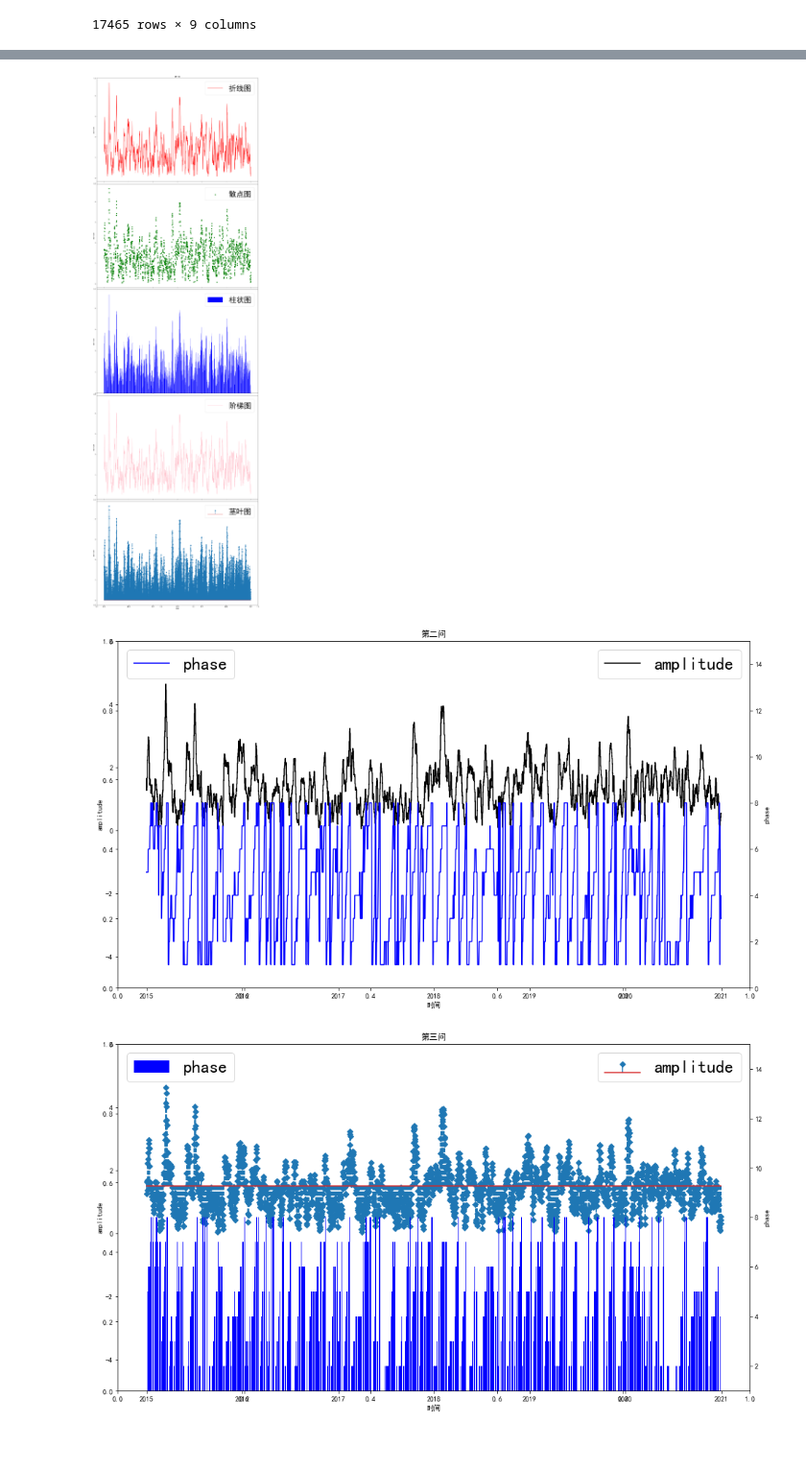
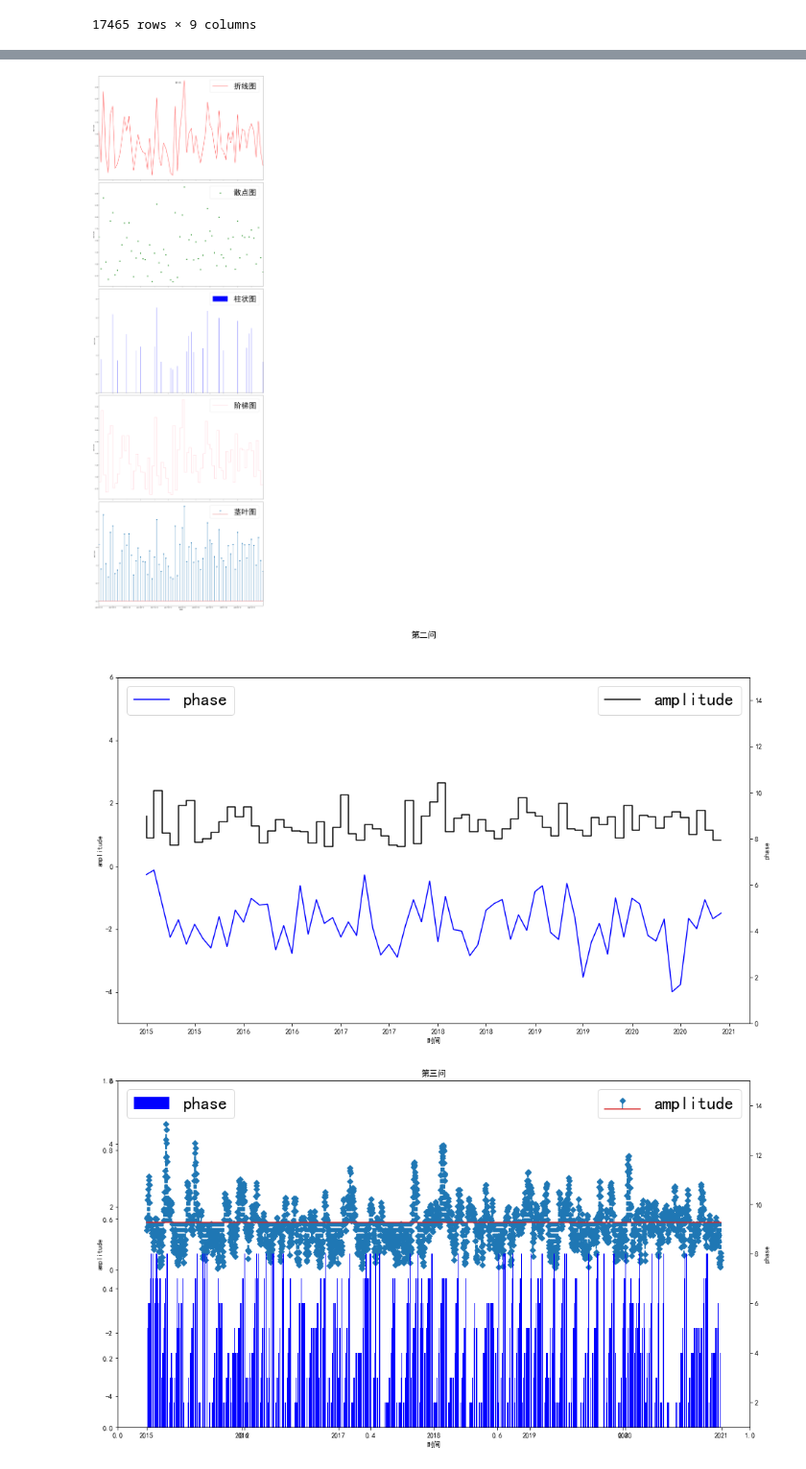
Before and after one commit to linbuer233/MyPythonPractice, a Jupyter notebook: python作业/Pythonhomework8.ipynb, the cells around one changed output, grey strips where cells are left out. Shown: that part at 96% size. Drawn from its saved outputs; the diff is of its cells as text; code cells hidden in the pictures; blank space fills up the shorter version.

```diff
--- a/python作业/Pythonhomework8.ipynb
+++ b/python作业/Pythonhomework8.ipynb
@@ -22,3 +22,16 @@ df
 | 17463 | 17463 | 2022 | 3 | 24 | 0.900615 | -0.630580 | 4 | 1.099426 | Prelim_value:_OLR_&_ACCESS_wind |
 | 17464 | 17464 | 2022 | 3 | 25 | 0.488374 | -0.406457 | 4 | 0.635386 | Prelim_value:_OLR_&_ACCESS_wind |
 17465 rows × 9 columns
+# %%
+##  求月平均
+def hebingday(df,startyear,endyear):
+    dftemp1=df.loc[df['year']==startyear].groupby(['month']).mean()
+    dftemp1=dftemp1.reset_index()
+    for y_i in np.arange(startyear+1,endyear+1,1):
+        dftemp=df.loc[df['year']==y_i].groupby(['month']).mean()
+        dftemp=dftemp.reset_index()
+        dftemp1=pd.concat([dftemp1,dftemp])
+    return dftemp1
+# %%
+df=hebingday(df,2015,2020)
+df
@@ -26,4 +53,4 @@ df
 #读取2015-2020的数据
 amp = df.loc[df['year'].isin(np.arange(2015, 2021, 1))]['amplitude']
 phase = df.loc[df['year'].isin(np.arange(2015, 2021, 1))]['phase']
-time = pd.date_range('20150101', '20201231', freq='1d')
+time = pd.date_range('20150101', '20201231', freq='1m')
@@ -30,8 +94,8 @@ time = pd.date_range('20150101', '20201231', freq='1d')
 # %%
 fig = plt.figure(figsize=(16, 50))
-plt.title('第一问')
+fig.suptitle('第一问')
 #分配子图
-ax1,ax2,ax3,ax4,ax5 = fig.subplots(5, 1,sharex=True)
+ax1,ax2,ax3,ax4,ax5 = fig.subplots(5, 1,sharex='col')
 
 # 折线
 ax1.plot(time, amp,color='r',label='折线图')
@@ -52,28 +116,31 @@ ax4.yaxis.set_label_text('amplitude')
 # 茎叶
 ax5.stem(time, amp,label='茎叶图')
 ax5.legend(loc='upper right',fontsize=50)
+ax5.set_xticks(pd.date_range('20150101',periods=13,freq='6m'))
 ax5.xaxis.set_label_text('时间')
 ax5.yaxis.set_label_text('amplitude')
-fig.tight_layout()
+plt.xlim(time[0],time[-1])
+plt.tight_layout()
 plt.savefig('../pythonhome8.png')
 # %% [output]
-[figure, old version]
+[figure, new version]
 # %%
 fig=plt.figure(figsize=(16,9))
-plt.title('第二问')
+fig.suptitle('第二问')
 ax=fig.subplots(1, 1)
 ax.step(time,amp,color='black',label='amplitude')
 ax.yaxis.set_label_text('amplitude')
 ax.xaxis.set_label_text('时间')
 ax.legend(loc='best',fontsize=25)
 ax.set_ylim(-5,6)
 ax1=ax.twinx()
 ax1.plot(time,phase,color='b',label='phase')
+ax1.set_xticks(pd.date_range('20150101',periods=13,freq='6m'))
 ax1.yaxis.set_label_text('phase')
 ax1.legend(loc='upper left',fontsize=25)
 ax1.set_ylim(0,15)
 plt.savefig('../pythonhome82.png')
 # %% [output]
-[figure, old version]
+[figure, new version]
 # %%
 fig=plt.figure(figsize=(16,9))
```
Also changed, not shown: parts of 4 cells of this notebook, 2 other files.
